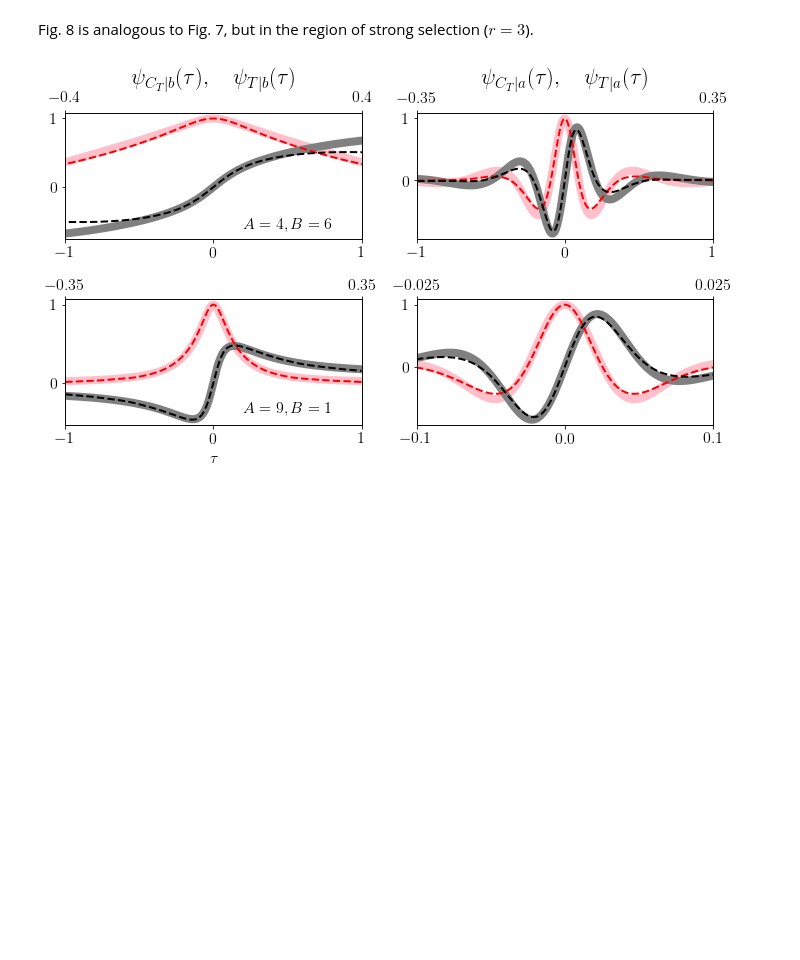
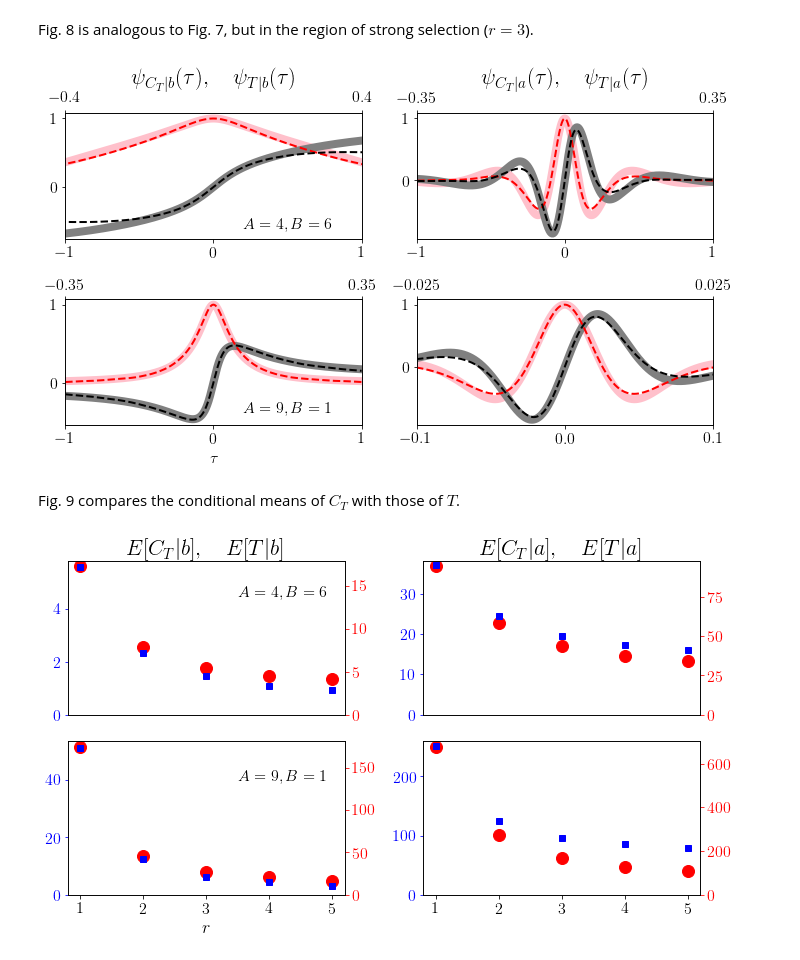
Before and after one commit to travismonk/bipartite, a Jupyter notebook: Martingales and the characteristic functions of absorption time on bipartite graphs.ipynb, the cells around one changed output. Saved outputs shown, nothing was run; the diff lists cells and outputs as text; code cells hidden in the pictures; blank space fills up the shorter version.

```diff
--- a/Martingales and the characteristic functions of absorption time on bipartite graphs.ipynb
+++ b/Martingales and the characteristic functions of absorption time on bipartite graphs.ipynb
@@ -652,3 +652,78 @@ plt.tight_layout()
 plt.savefig('time2.pdf',bbox_inches='tight')
 # %% [output]
 [figure]
+# %% [markdown]
+Fig. 9 compares the conditional means of $C_T$ with those of $T$.
+# %%
+r_means = (np.arange(1,6))
+
+for i in r_means:
+    if not path.exists("means_1_" + str(i) + ".npz"):
+
+        r = i; A = 4; B = 6; Sa0 = 1; Sb0 = 0; tau=np.linspace(-1,1,1000)*1j
+        trials = 100000
+        S_fix, S_ext, cfasim, cfbsim, C_fix, C_ext, cfaT, cfbT, T_fix, T_ext = sims(A,B,r,Sa0,Sb0,tau,trials)
+        np.savez("means_1_" + str(i) + ".npz",S_fix=S_fix,S_ext=S_ext,cfasim=cfasim,cfbsim=cfbsim,C_fix=C_fix,\
+                 C_ext=C_ext,A=A,B=B,r=r,Sa0=Sa0,Sb0=Sb0,tau=tau,T_fix=T_fix,T_ext=T_ext,cfaT=cfaT,cfbT=cfbT)
+
+    if not path.exists("means_2_" + str(i) + ".npz"):
+        r = i; A = 9; B = 1; Sa0 = 1; Sb0 = 0; tau=np.linspace(-1,1,10000)*1j
+        trials = 100000
+        S_fix, S_ext, cfasim, cfbsim, C_fix, C_ext, cfaT, cfbT, T_fix, T_ext = sims(A,B,r,Sa0,Sb0,tau,trials)
+        np.savez("means_2_" + str(i) + ".npz",S_fix=S_fix,S_ext=S_ext,cfasim=cfasim,cfbsim=cfbsim,C_fix=C_fix,\
+                 C_ext=C_ext,A=A,B=B,r=r,Sa0=Sa0,Sb0=Sb0,tau=tau,T_fix=T_fix,T_ext=T_ext,cfaT=cfaT,cfbT=cfbT)
+# %%
+fig = plt.subplots(figsize=(10,6))
+ax1 = plt.subplot(221); ax2 = plt.subplot(222); ax3 = plt.subplot(223); ax4 = plt.subplot(224)
+ax1b = ax1.twinx(); ax2b = ax2.twinx(); ax3b = ax3.twinx(); ax4b = ax4.twinx()
+
+ECfix1 = []; ECext1 = []; ETfix1 = []; EText1 = []; r = []
+
+for i in r_means:
+    with np.load("means_1_" + str(i) + ".npz") as data:
+        ECfix1.append(np.mean(data['C_fix'])); ECext1.append(np.mean(data['C_ext'])); r.append(data['r'])
+        ETfix1.append(np.mean(data['T_fix'])); EText1.append(np.mean(data['T_ext']));
+
+ax1.plot(r,ECext1,'r.',markersize=24)
+ax1b.plot(r,EText1,'bs')
+ax2.plot(r,ECfix1,'r.',markersize=24)
+ax2b.plot(r,ETfix1,'bs')
+ax1.text(3.5,4.5,r'$A=4, B=6$')
+ax1.set_title(r'$E[C_T|b], \quad E[T|b]$',fontsize=22)
+ax1.set_xticks([])
+ax2.set_xticks([])
+
+ECfix2 = []; ECext2 = []; ETfix2 = []; EText2 = []; r = []
+
+for i in r_means:
+    with np.load("means_2_" + str(i) + ".npz") as data:
+        ECfix2.append(np.mean(data['C_fix'])); ECext2.append(np.mean(data['C_ext'])); r.append(data['r'])
+        ETfix2.append(np.mean(data['T_fix'])); EText2.append(np.mean(data['T_ext']));
+
+ax3.plot(r,ECext2,'r.',markersize=24)
+ax3b.plot(r,EText2,'bs')
+ax4.plot(r,ECfix2,'r.',markersize=24)
+ax4b.plot(r,ETfix2,'bs')
+ax3.text(3.5,40,r'$A=9, B=1$')
+ax2.set_title(r'$E[C_T|a], \quad E[T|a]$',fontsize=22)
+ax3.set_xlabel(r'$r$',fontsize=18)
+ax4.yaxis.label.set_color('red')
+
+ax1.tick_params(axis='y', colors='blue')
+ax1b.tick_params(axis='y', colors='red')
+ax2.tick_params(axis='y', colors='blue')
+ax2b.tick_params(axis='y', colors='red')
+ax3.tick_params(axis='y', colors='blue')
+ax3b.tick_params(axis='y', colors='red')
+ax4.tick_params(axis='y', colors='blue')
+ax4b.tick_params(axis='y', colors='red')
+
+ax1.set_ylim(ymin=0); ax1b.set_ylim(ymin=0)
+ax2.set_ylim(ymin=0); ax2b.set_ylim(ymin=0)
+ax3.set_ylim(ymin=0); ax3b.set_ylim(ymin=0)
+ax4.set_ylim(ymin=0); ax4b.set_ylim(ymin=0)
+
+plt.tight_layout()
+plt.savefig('means.pdf',bbox_inches='tight')
+# %% [output]
+[figure, added]
```
Also changed, not shown: parts of 1 cell of this notebook, 10 other files.
